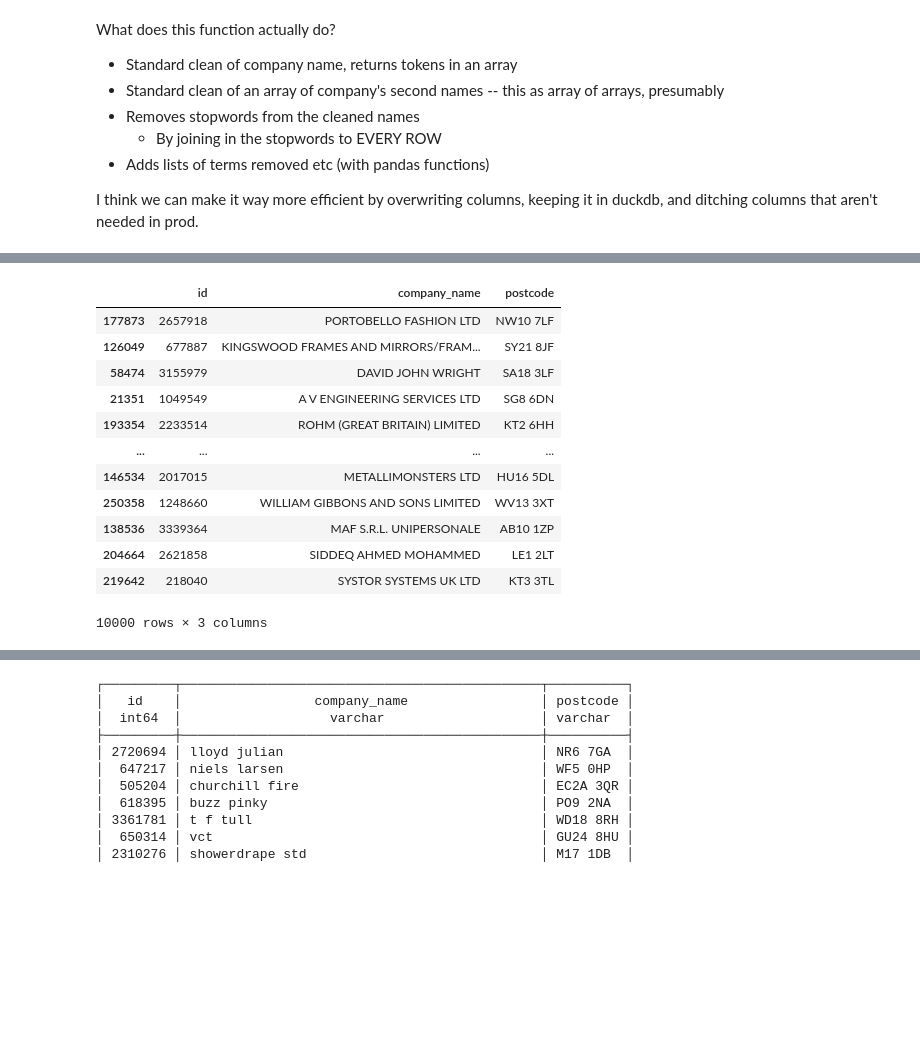
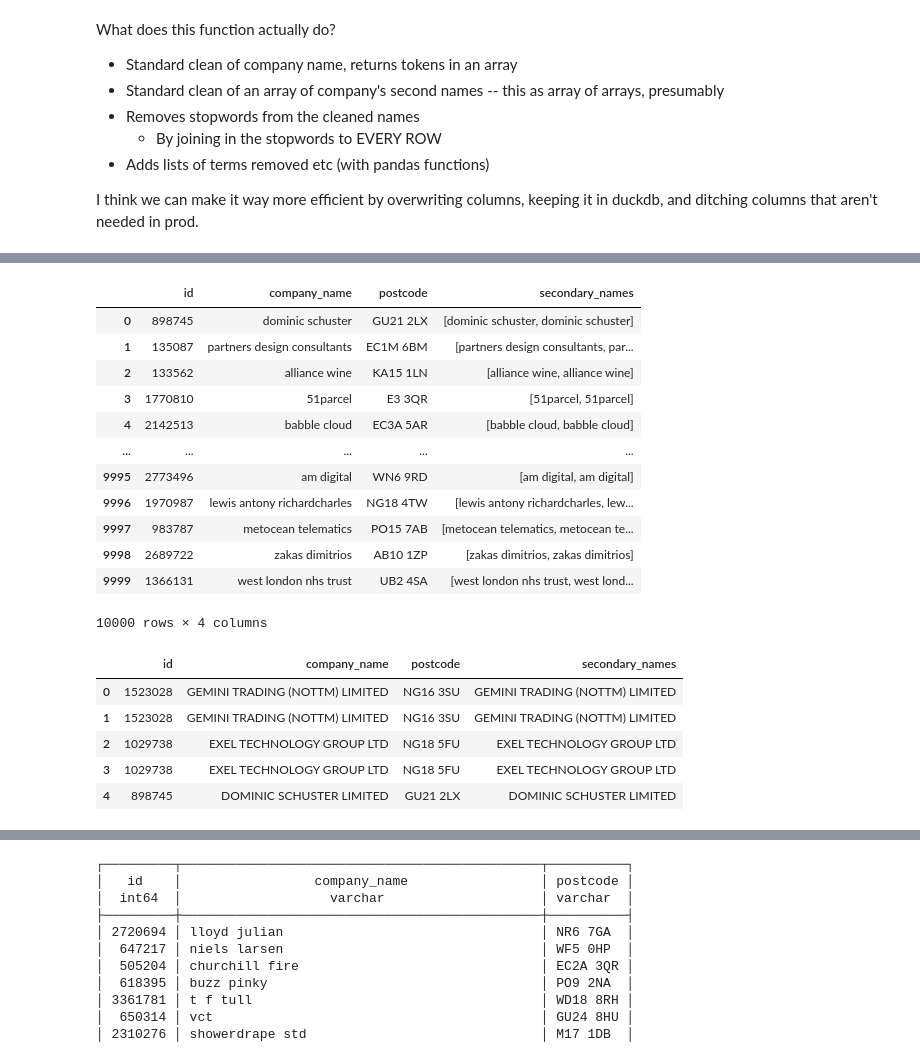
Before and after one commit to will-langdale/matchbox, a Jupyter notebook: notebooks/WL_cleaningfunction.ipynb, the cells around one changed output, grey strips where cells are left out. Saved outputs shown, nothing was run; the diff lists cells and outputs as text; code cells hidden in the pictures; blank space fills up the shorter version.

Commit message:
Make company name clean more memory efficient

```diff
--- a/notebooks/WL_cleaningfunction.ipynb
+++ b/notebooks/WL_cleaningfunction.ipynb
@@ -101,7 +101,7 @@ sec_df = duckdb.sql("""
         [company_name, company_name] as secondary_names
     from
         df;
-""")
+""").df()
 # %%
 def array_except(input_col_name, terms_to_remove):
     return rf"""
@@ -198,0 +209,21 @@ clean_comp_names(
+# %%
+clean_comp_names(
+    sec_df,
+    primary_col="company_name",
+    secondary_col="secondary_names",
+    stopwords=stopwords
+)
+# %% [output]
+|  | id | company_name | postcode | secondary_names |
+| 0 | 898745 | dominic schuster | GU21 2LX | [dominic schuster, dominic schuster] |
+| 1 | 135087 | partners design consultants | EC1M 6BM | [partners design consultants, par... |
+| 2 | 133562 | alliance wine | KA15 1LN | [alliance wine, alliance wine] |
+| 3 | 1770810 | 51parcel | E3 3QR | [51parcel, 51parcel] |
+| 4 | 2142513 | babble cloud | EC3A 5AR | [babble cloud, babble cloud] |
+| ... | ... | ... | ... | ... |
+| 9995 | 2773496 | am digital | WN6 9RD | [am digital, am digital] |
+| 9996 | 1970987 | lewis antony richardcharles | NG18 4TW | [lewis antony richardcharles, lew... |
+| 9997 | 983787 | metocean telematics | PO15 7AB | [metocean telematics, metocean te... |
+| 9998 | 2689722 | zakas dimitrios | AB10 1ZP | [zakas dimitrios, zakas dimitrios] |
+| 9999 | 1366131 | west london nhs trust | UB2 4SA | [west london nhs trust, west lond... |
+10000 rows × 4 columns
@@ -199,16 +237,16 @@ clean_comp_names(
 # %%
-df
+unnest = duckdb.sql(f"""
+    select
+        *
+        replace (unnest(secondary_names) as secondary_names)
+    from
+        sec_df;
+""").df()
+unnest.head(5)
 # %% [output]
-|  | id | company_name | postcode |
-| 177873 | 2657918 | PORTOBELLO FASHION LTD | NW10 7LF |
-| 126049 | 677887 | KINGSWOOD FRAMES AND MIRRORS/FRAM... | SY21 8JF |
-| 58474 | 3155979 | DAVID JOHN WRIGHT | SA18 3LF |
-| 21351 | 1049549 | A V ENGINEERING SERVICES LTD | SG8 6DN |
-| 193354 | 2233514 | ROHM (GREAT BRITAIN) LIMITED | KT2 6HH |
-| ... | ... | ... | ... |
-| 146534 | 2017015 | METALLIMONSTERS LTD | HU16 5DL |
-| 250358 | 1248660 | WILLIAM GIBBONS AND SONS LIMITED | WV13 3XT |
-| 138536 | 3339364 | MAF S.R.L. UNIPERSONALE | AB10 1ZP |
-| 204664 | 2621858 | SIDDEQ AHMED MOHAMMED | LE1 2LT |
-| 219642 | 218040 | SYSTOR SYSTEMS UK LTD | KT3 3TL |
+|  | id | company_name | postcode | secondary_names |
+| 0 | 1523028 | GEMINI TRADING (NOTTM) LIMITED | NG16 3SU | GEMINI TRADING (NOTTM) LIMITED |
+| 1 | 1523028 | GEMINI TRADING (NOTTM) LIMITED | NG16 3SU | GEMINI TRADING (NOTTM) LIMITED |
+| 2 | 1029738 | EXEL TECHNOLOGY GROUP LTD | NG18 5FU | EXEL TECHNOLOGY GROUP LTD |
+| 3 | 1029738 | EXEL TECHNOLOGY GROUP LTD | NG18 5FU | EXEL TECHNOLOGY GROUP LTD |
+| 4 | 898745 | DOMINIC SCHUSTER LIMITED | GU21 2LX | DOMINIC SCHUSTER LIMITED |
-10000 rows × 3 columns
```
Also changed, not shown: parts of 14 cells of this notebook, 2 other files.
